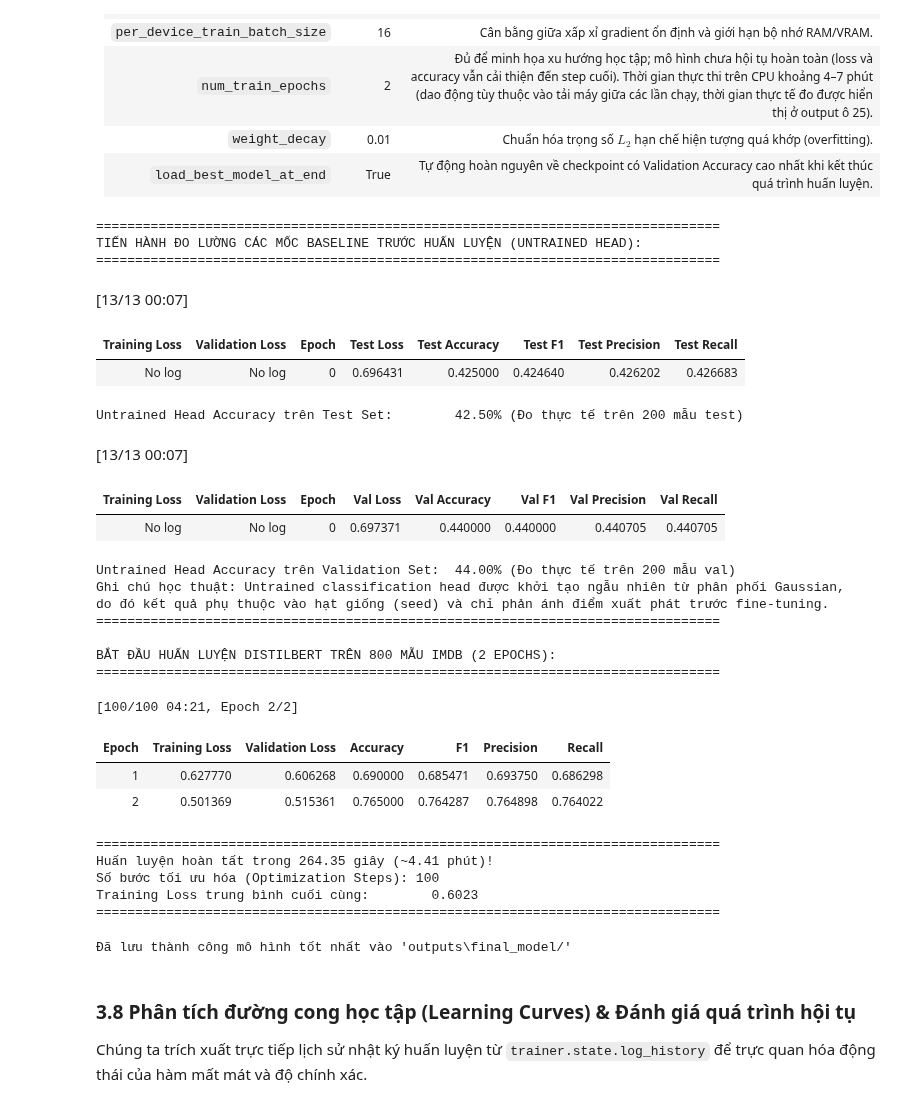
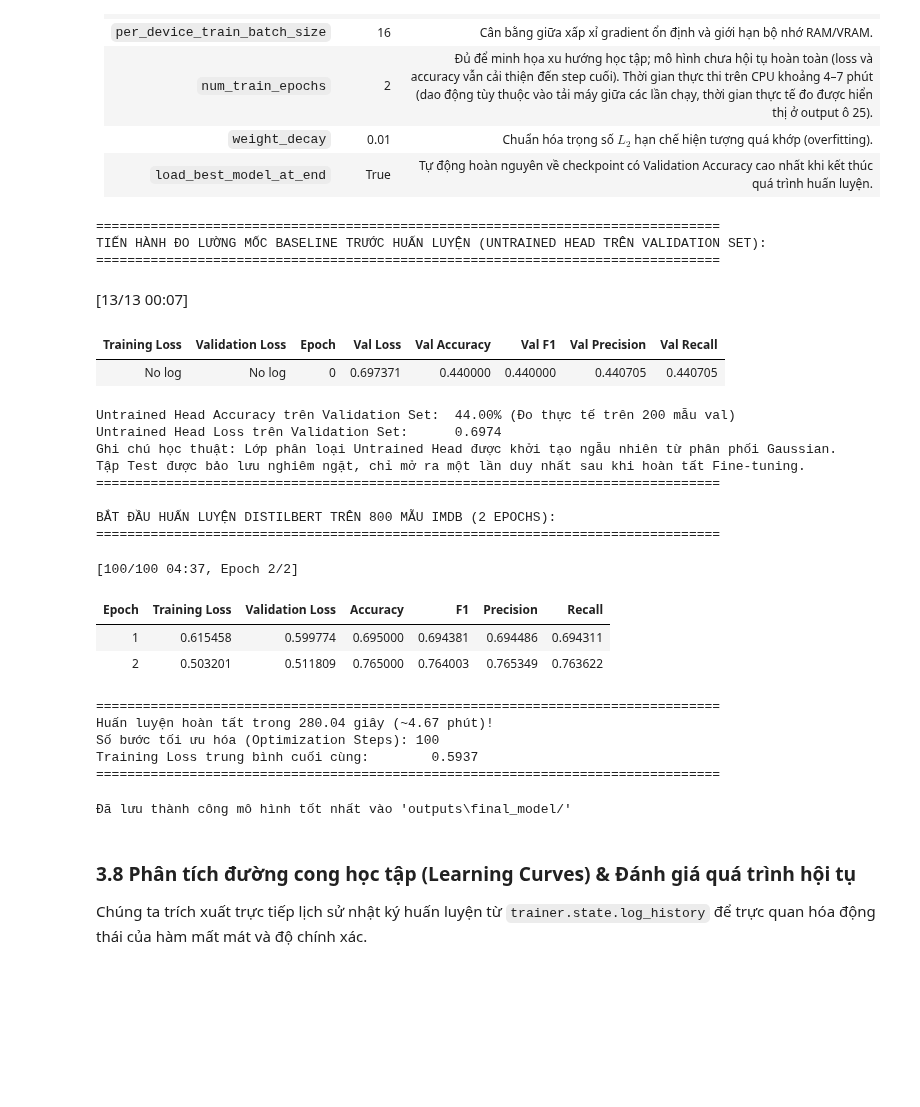
Before and after one commit to nguyenthinhuy04062006-droid/DL_lab3, a Jupyter notebook: notebooks/Practice3_HuggingFace_Final.ipynb, the cells around one changed output. Saved outputs shown, nothing was run; the diff lists cells and outputs as text; code cells hidden in the pictures; blank space fills up the shorter version.

```diff
--- a/notebooks/Practice3_HuggingFace_Final.ipynb
+++ b/notebooks/Practice3_HuggingFace_Final.ipynb
@@ -654,70 +658,63 @@ else:
 trainer = Trainer(**trainer_kwargs)
 
 print("=" * 80)
-print("TIẾN HÀNH ĐO LƯỜNG CÁC MỐC BASELINE TRƯỚC HUẤN LUYỆN (UNTRAINED HEAD):")
+print("TIẾN HÀNH ĐO LƯỜNG MỐC BASELINE TRƯỚC HUẤN LUYỆN (UNTRAINED HEAD TRÊN VALIDATION SET):")
 print("=" * 80)
-# Đánh giá thực sự trên tập Test bằng Untrained Head
-untrained_test_res = trainer.evaluate(eval_dataset=tokenized_test, metric_key_prefix="untrained_test")
-untrained_test_acc = untrained_test_res["untrained_test_accuracy"] * 100
-print(f"Untrained Head Accuracy trên Test Set:        {untrained_test_acc:.2f}% (Đo thực tế trên 200 mẫu test)")
-
-# Đánh giá thực sự trên tập Validation bằng Untrained Head
+# Đánh giá Untrained Head CHỈ TRÊN TẬP VALIDATION (Tập Test bảo lưu nguyên vẹn cho đánh giá cuối cùng)
 untrained_val_res = trainer.evaluate(eval_dataset=tokenized_val, metric_key_prefix="untrained_val")
 base_val_loss = float(untrained_val_res["untrained_val_loss"])
 base_val_acc = float(untrained_val_res["untrained_val_accuracy"] * 100)
 untrained_val_acc = base_val_acc
 print(f"Untrained Head Accuracy trên Validation Set:  {untrained_val_acc:.2f}% (Đo thực tế trên 200 mẫu val)")
-print("Ghi chú học thuật: Untrained classification head được khởi tạo ngẫu nhiên từ phân phối Gaussian,")
-print("do đó kết quả phụ thuộc vào hạt giống (seed) và chỉ phản ánh điểm xuất phát trước fine-tuning.")
+print(f"Untrained Head Loss trên Validation Set:      {base_val_loss:.4f}")
+print("Ghi chú học thuật: Lớp phân loại Untrained Head được khởi tạo ngẫu nhiên từ phân phối Gaussian.")
+print("Tập Test được bảo lưu nghiêm ngặt, chỉ mở ra một lần duy nhất sau khi hoàn tất Fine-tuning.")
 print("=" * 80)
 
 # Bắt đầu quá trình huấn luyện chính thức
 print("\nBẮT ĐẦU HUẤN LUYỆN DISTILBERT TRÊN 800 MẪU IMDB (2 EPOCHS):")
 print("=" * 80)
 t0 = time.time()
 train_result = trainer.train()
 training_time = time.time() - t0
 
 print("=" * 80)
 print(f"Huấn luyện hoàn tất trong {training_time:.2f} giây (~{training_time/60:.2f} phút)!")
 print(f"Số bước tối ưu hóa (Optimization Steps): {train_result.global_step}")
 print(f"Training Loss trung bình cuối cùng:        {train_result.training_loss:.4f}")
 print("=" * 80)
 
 # Lưu mô hình tinh chỉnh tốt nhất cùng tokenizer vào thư mục chỉ định
 final_model_dir = Path("outputs/final_model")
 final_model_dir.mkdir(parents=True, exist_ok=True)
 trainer.save_model(str(final_model_dir))
 imdb_tokenizer.save_pretrained(str(final_model_dir))
 print(f"Đã lưu thành công mô hình tốt nhất vào '{final_model_dir}/'")
 # %% [output]
 ================================================================================
-TIẾN HÀNH ĐO LƯỜNG CÁC MỐC BASELINE TRƯỚC HUẤN LUYỆN (UNTRAINED HEAD):
+TIẾN HÀNH ĐO LƯỜNG MỐC BASELINE TRƯỚC HUẤN LUYỆN (UNTRAINED HEAD TRÊN VALIDATION SET):
 ================================================================================
 [13/13 00:07]
-| Training Loss | Validation Loss | Epoch | Test Loss | Test Accuracy | Test F1 | Test Precision | Test Recall |
-| No log | No log | 0 | 0.696431 | 0.425000 | 0.424640 | 0.426202 | 0.426683 |
+| Training Loss | Validation Loss | Epoch | Val Loss | Val Accuracy | Val F1 | Val Precision | Val Recall |
+| No log | No log | 0 | 0.697371 | 0.440000 | 0.440000 | 0.440705 | 0.440705 |
-Untrained Head Accuracy trên Test Set:        42.50% (Đo thực tế trên 200 mẫu test)
+Untrained Head Accuracy trên Validation Set:  44.00% (Đo thực tế trên 200 mẫu val)
+Untrained Head Loss trên Validation Set:      0.6974
+Ghi chú học thuật: Lớp phân loại Untrained Head được khởi tạo ngẫu nhiên từ phân phối Gaussian.
+Tập Test được bảo lưu nghiêm ngặt, chỉ mở ra một lần duy nhất sau khi hoàn tất Fine-tuning.
+================================================================================
+
+BẮT ĐẦU HUẤN LUYỆN DISTILBERT TRÊN 800 MẪU IMDB (2 EPOCHS):
+================================================================================
-[13/13 00:07]
+[100/100 04:37, Epoch 2/2]
-| Training Loss | Validation Loss | Epoch | Val Loss | Val Accuracy | Val F1 | Val Precision | Val Recall |
-| No log | No log | 0 | 0.697371 | 0.440000 | 0.440000 | 0.440705 | 0.440705 |
+| Epoch | Training Loss | Validation Loss | Accuracy | F1 | Precision | Recall |
+| 1 | 0.615458 | 0.599774 | 0.695000 | 0.694381 | 0.694486 | 0.694311 |
+| 2 | 0.503201 | 0.511809 | 0.765000 | 0.764003 | 0.765349 | 0.763622 |
-Untrained Head Accuracy trên Validation Set:  44.00% (Đo thực tế trên 200 mẫu val)
-Ghi chú học thuật: Untrained classification head được khởi tạo ngẫu nhiên từ phân phối Gaussian,
-do đó kết quả phụ thuộc vào hạt giống (seed) và chỉ phản ánh điểm xuất phát trước fine-tuning.
-================================================================================
-
-BẮT ĐẦU HUẤN LUYỆN DISTILBERT TRÊN 800 MẪU IMDB (2 EPOCHS):
-================================================================================
-[100/100 04:21, Epoch 2/2]
+================================================================================
+Huấn luyện hoàn tất trong 280.04 giây (~4.67 phút)!
+Số bước tối ưu hóa (Optimization Steps): 100
+Training Loss trung bình cuối cùng:        0.5937
+================================================================================
-| Epoch | Training Loss | Validation Loss | Accuracy | F1 | Precision | Recall |
-| 1 | 0.627770 | 0.606268 | 0.690000 | 0.685471 | 0.693750 | 0.686298 |
-| 2 | 0.501369 | 0.515361 | 0.765000 | 0.764287 | 0.764898 | 0.764022 |
-================================================================================
-Huấn luyện hoàn tất trong 264.35 giây (~4.41 phút)!
-Số bước tối ưu hóa (Optimization Steps): 100
-Training Loss trung bình cuối cùng:        0.6023
-================================================================================
+Đã lưu thành công mô hình tốt nhất vào 'outputs\final_model/'
-Đã lưu thành công mô hình tốt nhất vào 'outputs\final_model/'
 # %% [markdown]
 <a id="sec3_8"></a>
 ### 3.8 Phân tích đường cong học tập (Learning Curves) & Đánh giá quá trình hội tụ
```
Also changed, not shown: parts of 13 cells of this notebook, 3 other files.
